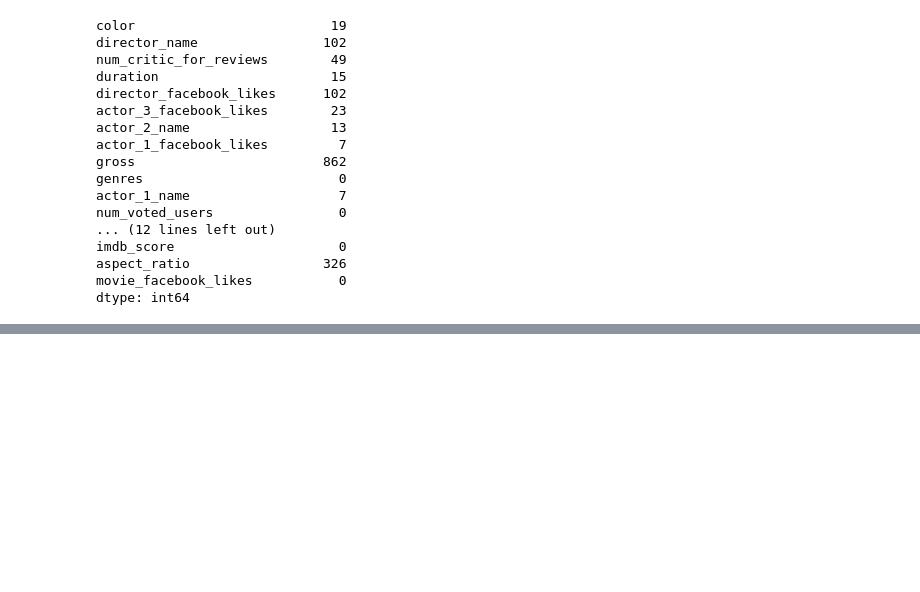
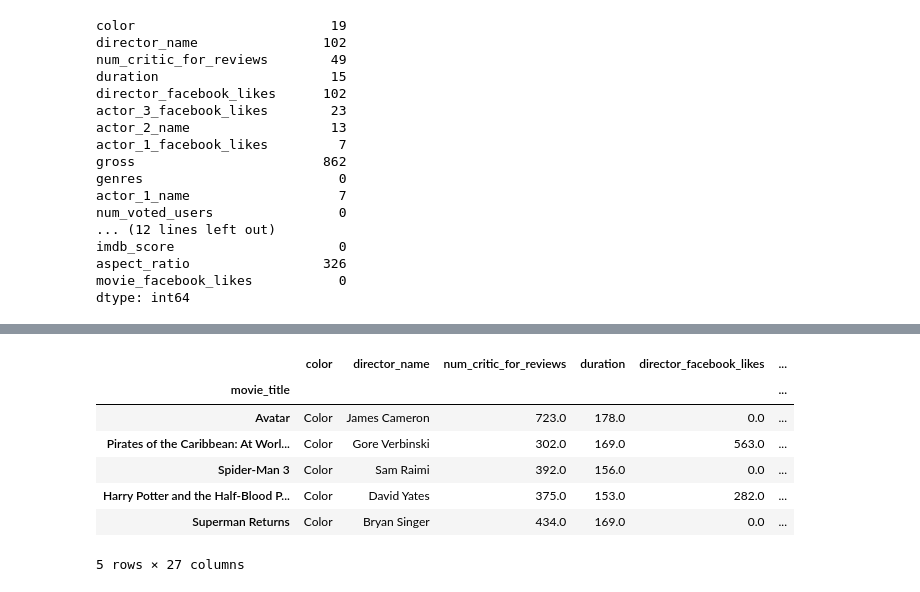
Before and after one commit to okmokm422/TIL, a Jupyter notebook: 1. Python/3. Pandas-cookbook/Chapter5.ipynb, the cells around one changed output, grey strips where cells are left out. Saved outputs shown, nothing was run; the diff lists cells and outputs as text; code cells hidden in the pictures; blank space fills up the shorter version.

```diff
--- a/1. Python/3. Pandas-cookbook/Chapter5.ipynb
+++ b/1. Python/3. Pandas-cookbook/Chapter5.ipynb
@@ -641,0 +770,13 @@ dtype: int64
+# %%
+# 全部が欠損値の行を取り除く
+movie_mask = movie.mask(criteria).dropna(how='all')
+movie_mask.head()
+# %% [output]
+|  | color | director_name | num_critic_for_reviews | duration | director_facebook_likes | ... |
+| movie_title |  |  |  |  |  | ... |
+| Avatar | Color | James Cameron | 723.0 | 178.0 | 0.0 | ... |
+| Pirates of the Caribbean: At Worl... | Color | Gore Verbinski | 302.0 | 169.0 | 563.0 | ... |
+| Spider-Man 3 | Color | Sam Raimi | 392.0 | 156.0 | 0.0 | ... |
+| Harry Potter and the Half-Blood P... | Color | David Yates | 375.0 | 153.0 | 282.0 | ... |
+| Superman Returns | Color | Bryan Singer | 434.0 | 169.0 | 0.0 | ... |
+5 rows × 27 columns
```
Also changed, not shown: parts of 45 cells of this notebook, 53 other files.
